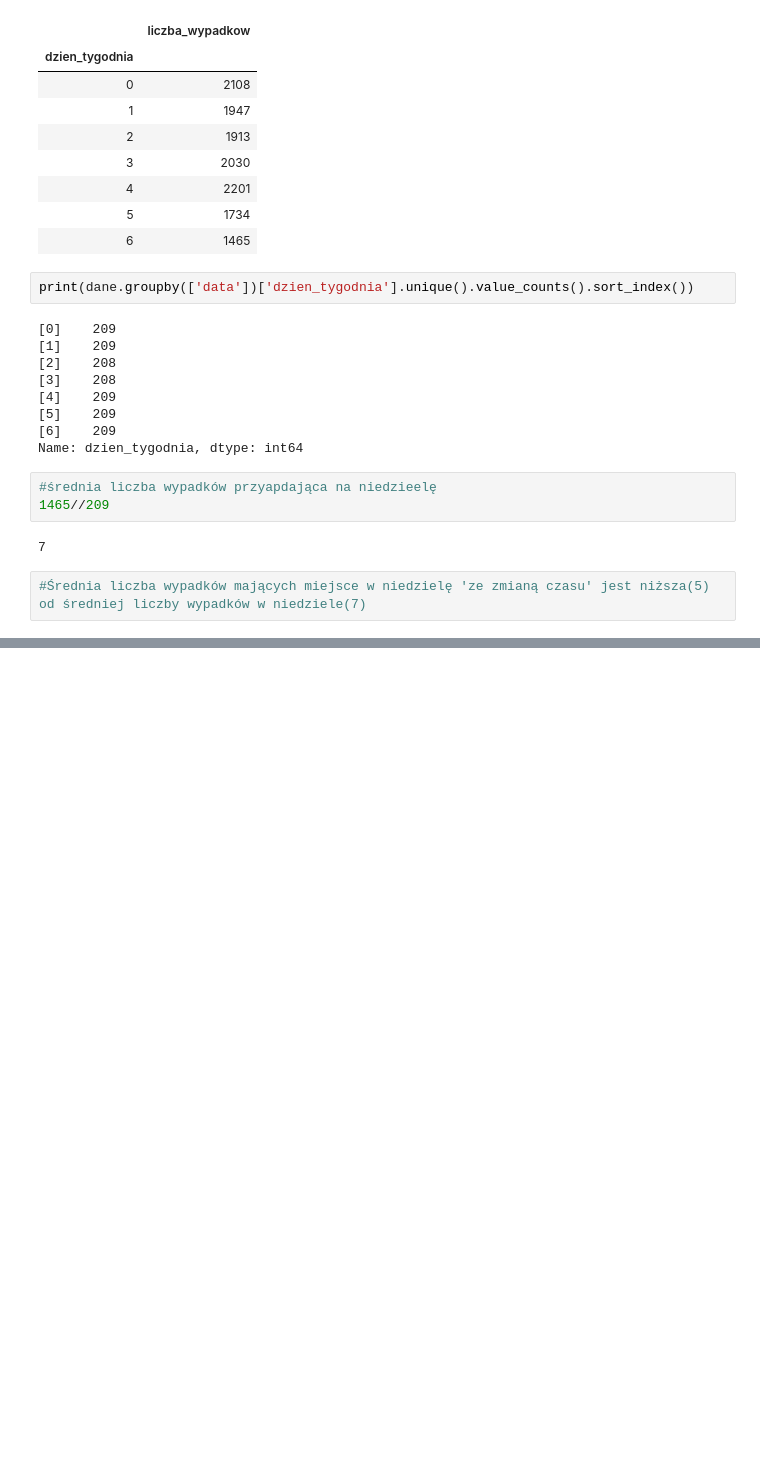
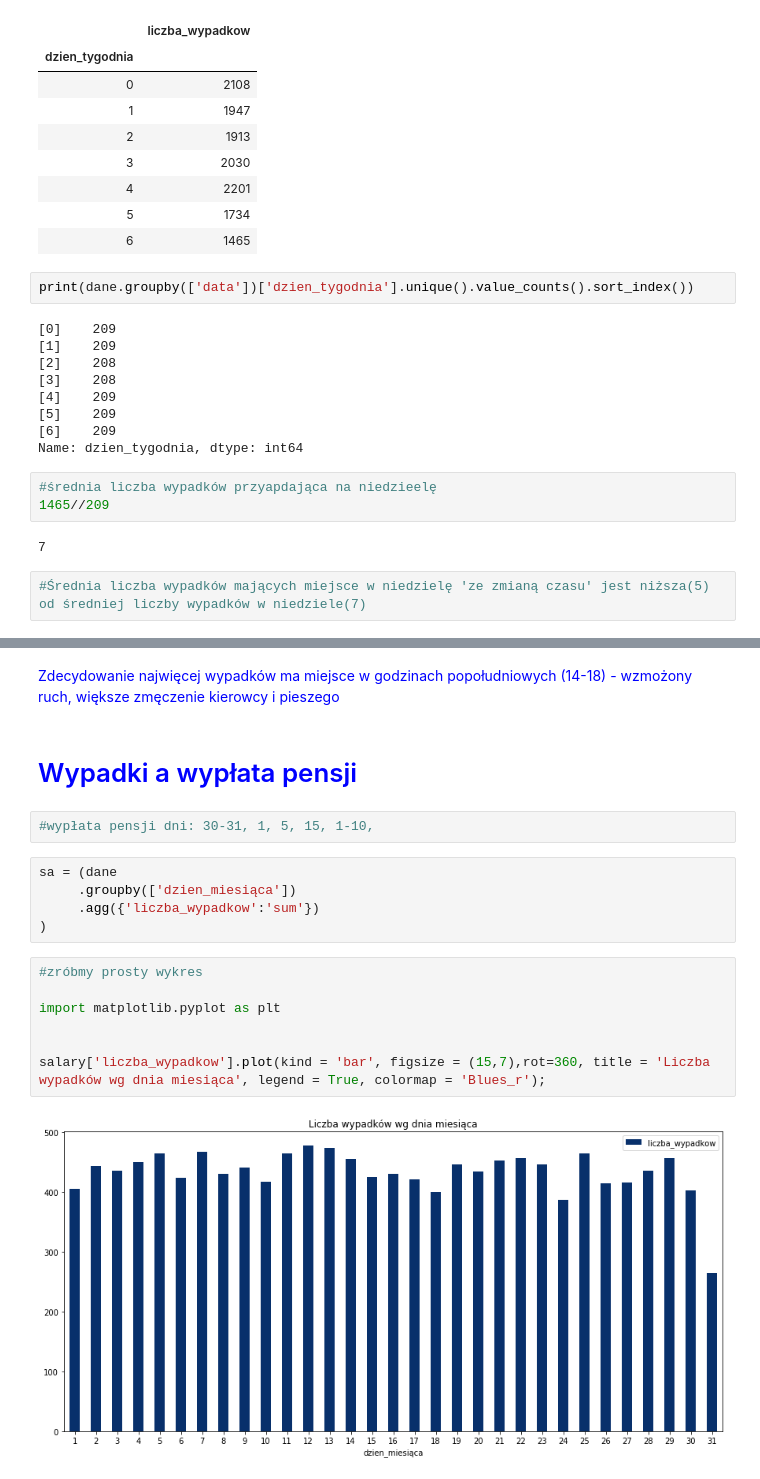
Before and after one commit to KGorczyca/Car_accidents, a Jupyter notebook: analiza_cz2.ipynb, the cells around one changed output, grey strips where cells are left out. Saved outputs shown, nothing was run; the diff lists cells and outputs as text; blank space fills up the shorter version.

Commit message:
accidents vs payment of salary/causes of accidents

```diff
--- a/analiza_cz2.ipynb
+++ b/analiza_cz2.ipynb
@@ -701,0 +967,20 @@ Name: dzien_tygodnia, dtype: int64
+# %% [markdown]
+<span style="color:blue"> Zdecydowanie najwięcej wypadków ma miejsce w godzinach popołudniowych (14-18) - wzmożony ruch, większe zmęczenie kierowcy i pieszego
+# %% [markdown]
+<h1 span style="color:blue">Wypadki a wypłata pensji
+# %%
+#wypłata pensji dni: 30-31, 1, 5, 15, 1-10,
+# %%
+sa = (dane
+     .groupby(['dzien_miesiąca'])
+     .agg({'liczba_wypadkow':'sum'})
+)
+# %%
+#zróbmy prosty wykres
+
+import matplotlib.pyplot as plt
+
+
+salary['liczba_wypadkow'].plot(kind = 'bar', figsize = (15,7),rot=360, title = 'Liczba wypadków wg dnia miesiąca', legend = True, colormap = 'Blues_r');
+# %% [output]
+[figure, added]
```
Also changed, not shown: parts of 30 cells of this notebook.
